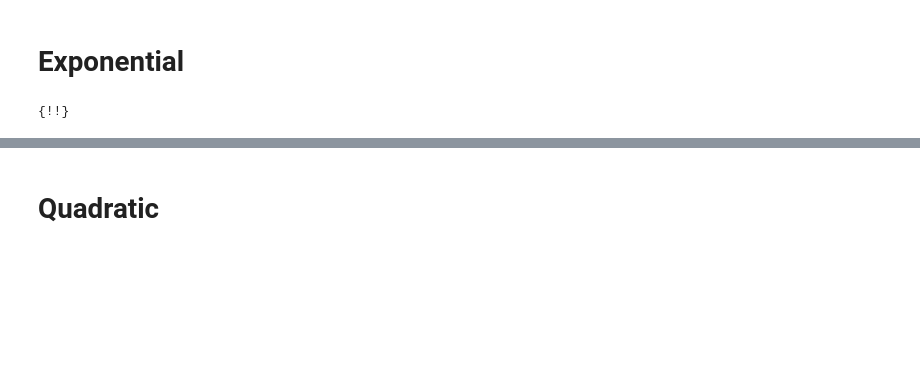
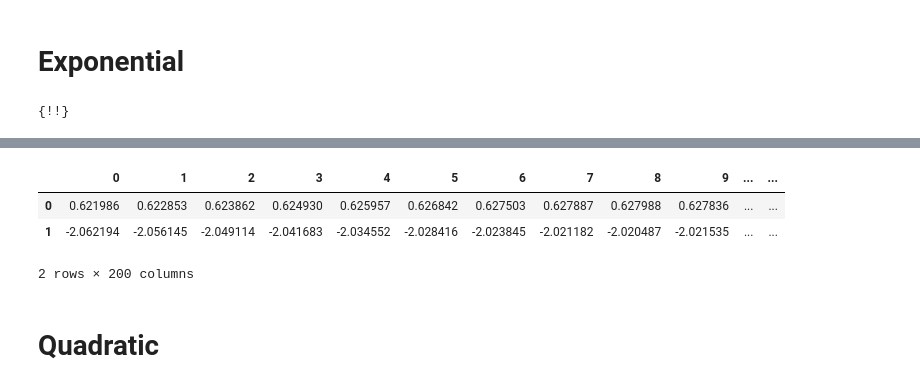
Before and after one commit to Leoopessoa/Edge-Coupler, a Jupyter notebook: Simulation/Components Assembly.ipynb, the cells around one changed output, grey strips where cells are left out. Cells and saved outputs as stored; diff of their text form; code cells hidden in the pictures; blank space fills up the shorter version.

Commit message:
Notebook Update
The notebook is ready to save and simulate all the data needed

```diff
--- a/Simulation/Components Assembly.ipynb
+++ b/Simulation/Components Assembly.ipynb
@@ -196,3 +330,11 @@ lum.set({
+# %%
+with open('SavedData/Loss_TM_Lin.txt', 'rb') as file:
+    Loss_TM_Exp = plk.load(file)
+file.close()
+
+#print(data)
+dataFrame = pd.DataFrame(Loss_TM_Exp) # Read the .txt file
+dataFrame
 # %% [markdown]
 # Exponential
 # %%
@@ -324,0 +566,17 @@ lum.set({
+# %%
+with open('SavedData/Loss_TE_Exp.txt', 'wb') as file:
+    plk.dump([T, Tlog],file)
+file.close()
+# %%
+with open('SavedData/Loss_TE_Exp.txt', 'rb') as file:
+    Loss_TE_Exp = plk.load(file)
+file.close()
+
+#print(data)
+dataFrame = pd.DataFrame(Loss_TE_Exp) # Read the .txt file
+dataFrame
+# %% [output]
+|  | 0 | 1 | 2 | 3 | 4 | 5 | 6 | 7 | 8 | 9 | ... | ... |
+| 0 | 0.621986 | 0.622853 | 0.623862 | 0.624930 | 0.625957 | 0.626842 | 0.627503 | 0.627887 | 0.627988 | 0.627836 | ... | ... |
+| 1 | -2.062194 | -2.056145 | -2.049114 | -2.041683 | -2.034552 | -2.028416 | -2.023845 | -2.021182 | -2.020487 | -2.021535 | ... | ... |
+2 rows × 200 columns
```
Also changed, not shown: parts of 23 cells of this notebook, 7 other files.
